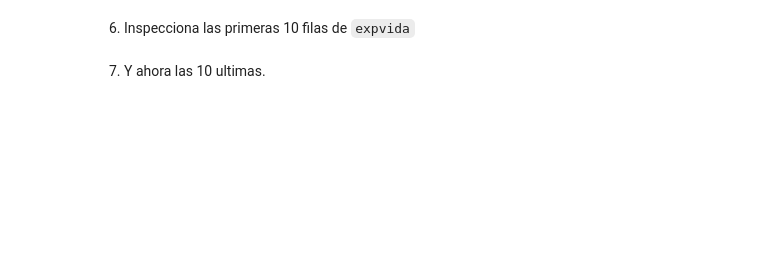
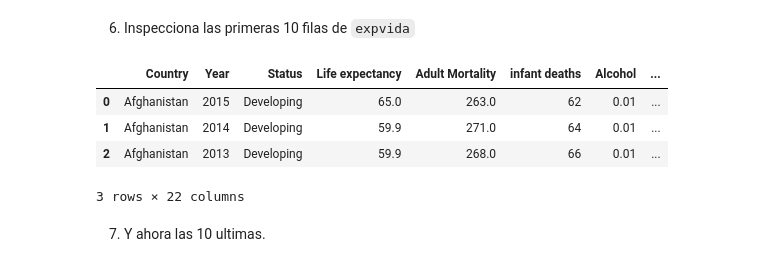
Before and after one commit to MelisaAC/YPF-INGENIAS-DATA-SCIENCE-2024, a Jupyter notebook: Notebook_7.ipynb, the cells around one changed output. Cells and saved outputs as stored; diff of their text form; code cells hidden in the pictures; blank space fills up the shorter version.

```diff
--- a/Notebook_7.ipynb
+++ b/Notebook_7.ipynb
@@ -32,6 +47,13 @@ Una buena practica a la hora de escribir codigo es de comentar siempre que estoy
 6) Inspecciona las primeras 10 filas de `expvida`
 # %%
 # Inspecciono las primeras filas
+expvida.head(3)
+# %% [output]
+|  | Country | Year | Status | Life expectancy | Adult Mortality | infant deaths | Alcohol | ... |
+| 0 | Afghanistan | 2015 | Developing | 65.0 | 263.0 | 62 | 0.01 | ... |
+| 1 | Afghanistan | 2014 | Developing | 59.9 | 271.0 | 64 | 0.01 | ... |
+| 2 | Afghanistan | 2013 | Developing | 59.9 | 268.0 | 66 | 0.01 | ... |
+3 rows × 22 columns
 # %% [markdown]
 7) Y ahora las 10 ultimas.
 # %%
```
Also changed, not shown: parts of 12 cells of this notebook.
